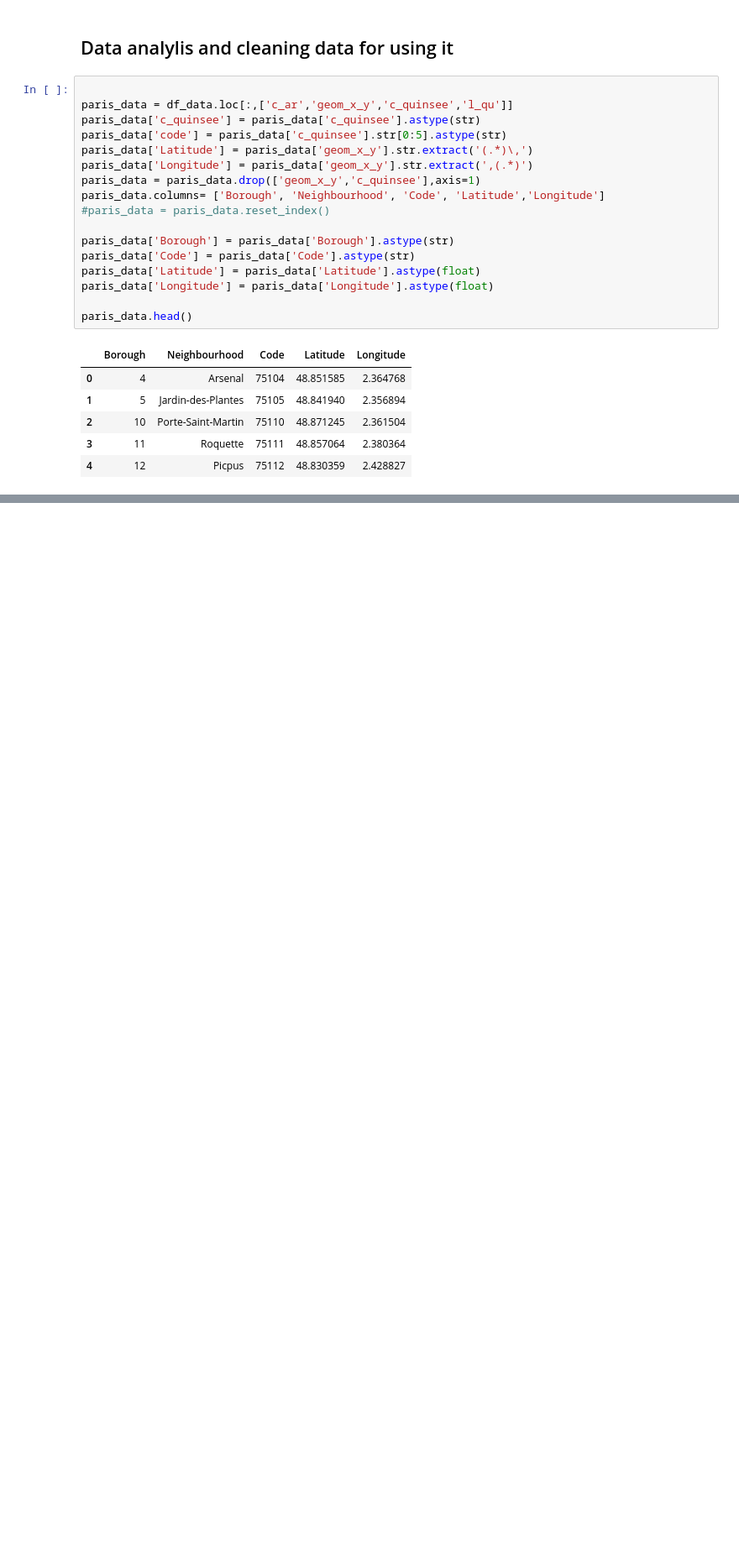
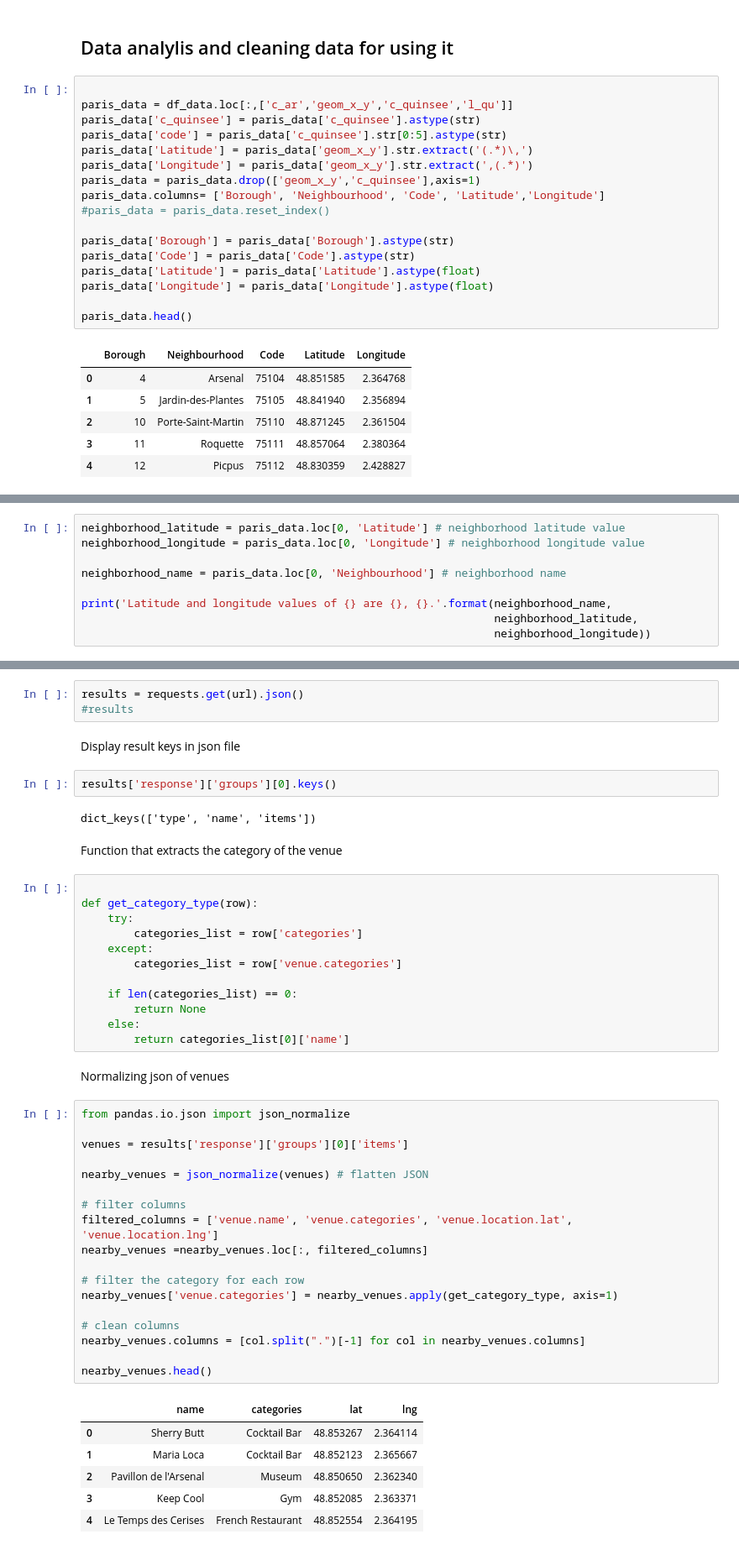
Before and after one commit to camoc/coursera_datascience_ibm, a Jupyter notebook: Capstone-Project-paris-neighborhood.ipynb, the cells around one changed output, grey strips where cells are left out. Shown at 84% size. Cells and saved outputs as stored; diff of their text form; blank space fills up the shorter version.

```diff
--- a/Capstone-Project-paris-neighborhood.ipynb
+++ b/Capstone-Project-paris-neighborhood.ipynb
@@ -74,0 +161,9 @@ paris_data.head()
+# %%
+neighborhood_latitude = paris_data.loc[0, 'Latitude'] # neighborhood latitude value
+neighborhood_longitude = paris_data.loc[0, 'Longitude'] # neighborhood longitude value
+
+neighborhood_name = paris_data.loc[0, 'Neighbourhood'] # neighborhood name
+
+print('Latitude and longitude values of {} are {}, {}.'.format(neighborhood_name,
+                                                               neighborhood_latitude,
+                                                               neighborhood_longitude))
@@ -74,0 +191,50 @@ paris_data.head()
+# %%
+results = requests.get(url).json()
+#results
+# %% [markdown]
+Display result keys in json file
+# %%
+results['response']['groups'][0].keys()
+# %% [output]
+dict_keys(['type', 'name', 'items'])
+# %% [markdown]
+Function that extracts the category of the venue
+# %%
+
+def get_category_type(row):
+    try:
+        categories_list = row['categories']
+    except:
+        categories_list = row['venue.categories']
+
+    if len(categories_list) == 0:
+        return None
+    else:
+        return categories_list[0]['name']
+# %% [markdown]
+Normalizing json of venues
+# %%
+from pandas.io.json import json_normalize
+
+venues = results['response']['groups'][0]['items']
+
+nearby_venues = json_normalize(venues) # flatten JSON
+
+# filter columns
+filtered_columns = ['venue.name', 'venue.categories', 'venue.location.lat', 'venue.location.lng']
+nearby_venues =nearby_venues.loc[:, filtered_columns]
+
+# filter the category for each row
+nearby_venues['venue.categories'] = nearby_venues.apply(get_category_type, axis=1)
+
+# clean columns
+nearby_venues.columns = [col.split(".")[-1] for col in nearby_venues.columns]
+
+nearby_venues.head()
+# %% [output]
+|  | name | categories | lat | lng |
+| 0 | Sherry Butt | Cocktail Bar | 48.853267 | 2.364114 |
+| 1 | Maria Loca | Cocktail Bar | 48.852123 | 2.365667 |
+| 2 | Pavillon de l'Arsenal | Museum | 48.850650 | 2.362340 |
+| 3 | Keep Cool | Gym | 48.852085 | 2.363371 |
+| 4 | Le Temps des Cerises | French Restaurant | 48.852554 | 2.364195 |
```
Also changed, not shown: parts of 20 cells of this notebook.
